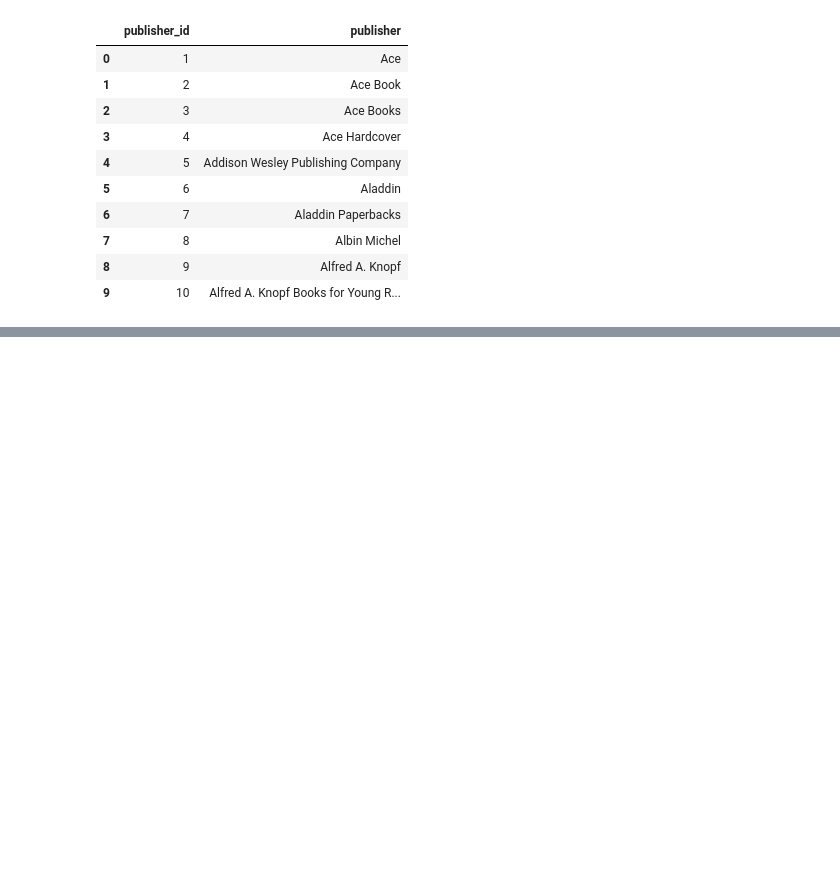
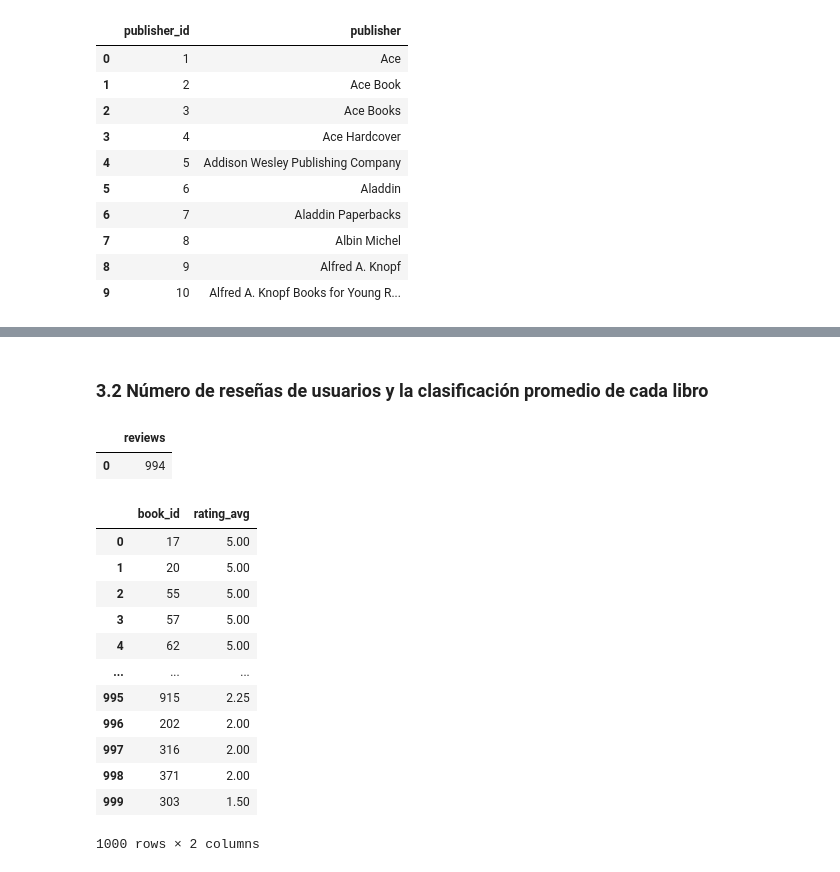
Before and after one commit to pedro-pali/Analisis_SQL, a Jupyter notebook: proyecto_sql.ipynb, the cells around one changed output, grey strips where cells are left out. Cells and saved outputs as stored; diff of their text form; code cells hidden in the pictures; blank space fills up the shorter version.

```diff
--- a/proyecto_sql.ipynb
+++ b/proyecto_sql.ipynb
@@ -203,0 +231,40 @@ pd.io.sql.read_sql(query, con = engine)
+# %% [markdown]
+### 3.2 Número de reseñas de usuarios y la clasificación promedio de cada libro
+# %%
+query = """
+SELECT
+    COUNT(DISTINCT book_id) AS reviews
+FROM
+    reviews;
+"""
+pd.io.sql.read_sql(query, con = engine)
+# %% [output]
+|  | reviews |
+| 0 | 994 |
+# %%
+query = """
+SELECT DISTINCT
+    book_id,
+    AVG(rating) AS rating_avg
+FROM
+    ratings
+GROUP BY
+    book_id
+ORDER BY
+    rating_avg DESC;
+"""
+pd.io.sql.read_sql(query, con = engine)
+# %% [output]
+|  | book_id | rating_avg |
+| 0 | 17 | 5.00 |
+| 1 | 20 | 5.00 |
+| 2 | 55 | 5.00 |
+| 3 | 57 | 5.00 |
+| 4 | 62 | 5.00 |
+| ... | ... | ... |
+| 995 | 915 | 2.25 |
+| 996 | 202 | 2.00 |
+| 997 | 316 | 2.00 |
+| 998 | 371 | 2.00 |
+| 999 | 303 | 1.50 |
+1000 rows × 2 columns
```
Also changed, not shown: parts of 14 cells of this notebook.
